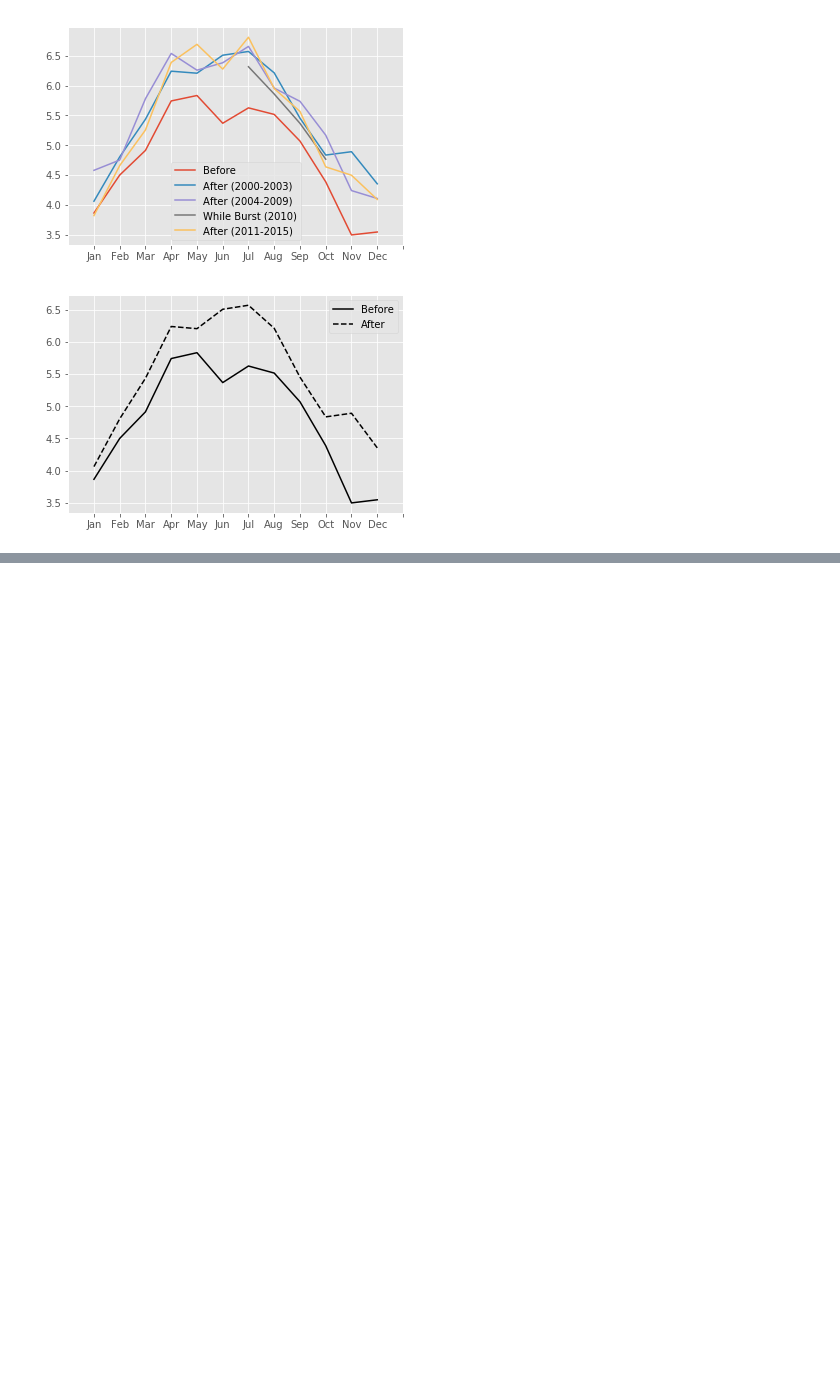
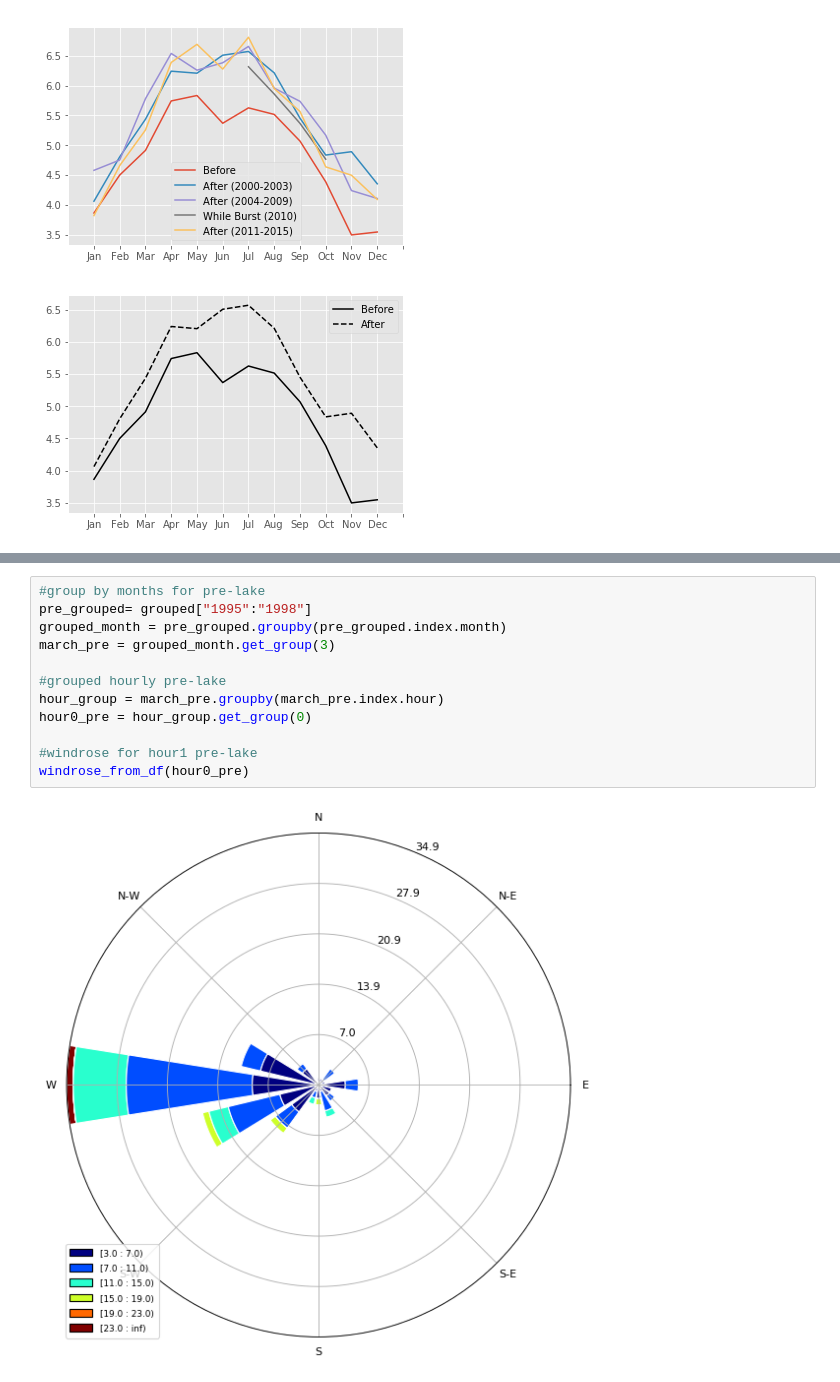
Before and after one commit to slj287/tempe_town_lake, a Jupyter notebook: practice.ipynb, the cells around one changed output, grey strips where cells are left out. Cells and saved outputs as stored; diff of their text form; blank space fills up the shorter version.

```diff
--- a/practice.ipynb
+++ b/practice.ipynb
@@ -2152,0 +2088,14 @@ plt.show()
+# %%
+#group by months for pre-lake
+pre_grouped= grouped["1995":"1998"]
+grouped_month = pre_grouped.groupby(pre_grouped.index.month)
+march_pre = grouped_month.get_group(3)
+
+#grouped hourly pre-lake
+hour_group = march_pre.groupby(march_pre.index.hour)
+hour0_pre = hour_group.get_group(0)
+
+#windrose for hour1 pre-lake
+windrose_from_df(hour0_pre)
+# %% [output]
+[figure, added]
```
Also changed, not shown: parts of 47 cells of this notebook.
